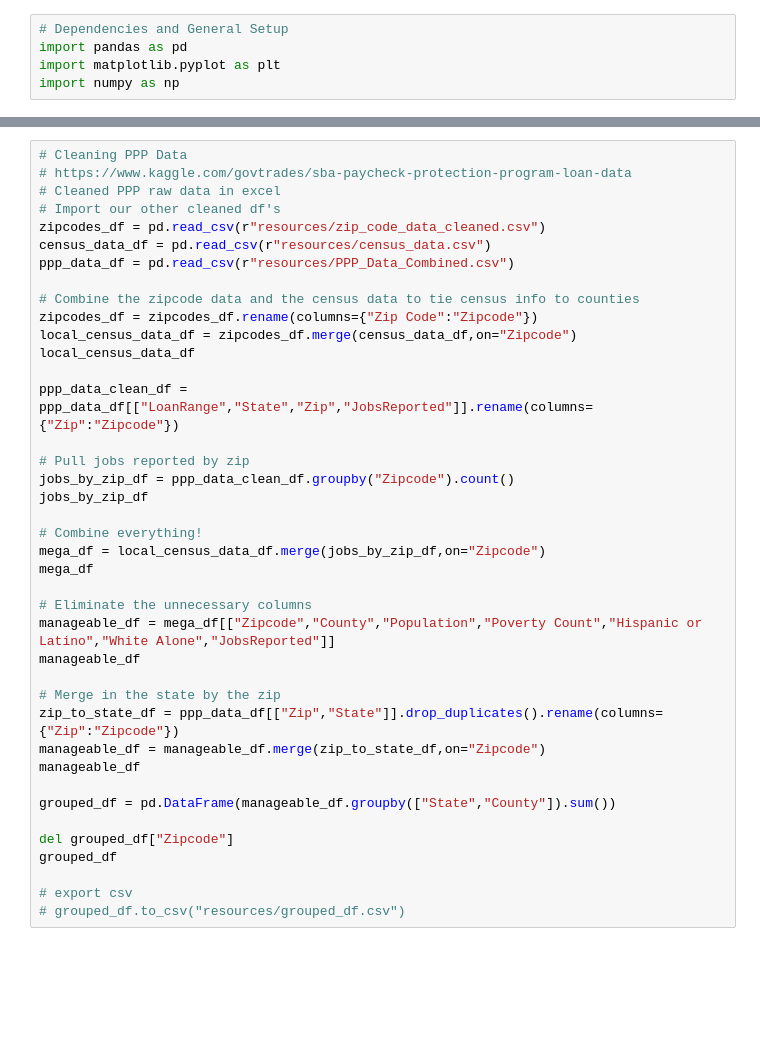
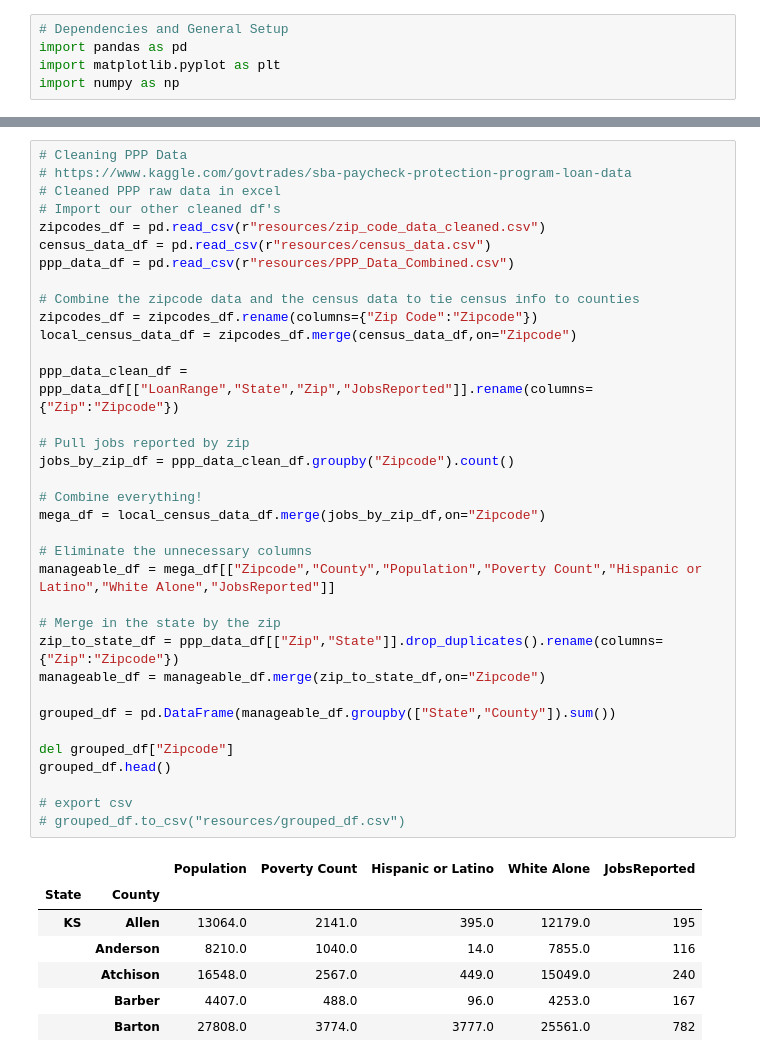
Before and after one commit to grecia1534/Project-1-KU-DATA, a Jupyter notebook: data_cleanup.ipynb, the cells around one changed output, grey strips where cells are left out. Drawn from its saved outputs; the diff is of its cells as text; blank space fills up the shorter version.

```diff
--- a/data_cleanup.ipynb
+++ b/data_cleanup.ipynb
@@ -92,39 +106,42 @@ census_pd.head()
 # Import our other cleaned df's
 zipcodes_df = pd.read_csv(r"resources/zip_code_data_cleaned.csv")
 census_data_df = pd.read_csv(r"resources/census_data.csv")
 ppp_data_df = pd.read_csv(r"resources/PPP_Data_Combined.csv")
 
 # Combine the zipcode data and the census data to tie census info to counties
 zipcodes_df = zipcodes_df.rename(columns={"Zip Code":"Zipcode"})
 local_census_data_df = zipcodes_df.merge(census_data_df,on="Zipcode")
-local_census_data_df
 
 ppp_data_clean_df = ppp_data_df[["LoanRange","State","Zip","JobsReported"]].rename(columns={"Zip":"Zipcode"})
 
 # Pull jobs reported by zip
 jobs_by_zip_df = ppp_data_clean_df.groupby("Zipcode").count()
-jobs_by_zip_df
 
 # Combine everything!
 mega_df = local_census_data_df.merge(jobs_by_zip_df,on="Zipcode")
-mega_df
 
 # Eliminate the unnecessary columns
 manageable_df = mega_df[["Zipcode","County","Population","Poverty Count","Hispanic or Latino","White Alone","JobsReported"]]
-manageable_df
 
 # Merge in the state by the zip
 zip_to_state_df = ppp_data_df[["Zip","State"]].drop_duplicates().rename(columns={"Zip":"Zipcode"})
 manageable_df = manageable_df.merge(zip_to_state_df,on="Zipcode")
-manageable_df
 
 grouped_df = pd.DataFrame(manageable_df.groupby(["State","County"]).sum())
 
 del grouped_df["Zipcode"]
-grouped_df
+grouped_df.head()
 
 # export csv
 # grouped_df.to_csv("resources/grouped_df.csv")
+# %% [output]
+|  |  | Population | Poverty Count | Hispanic or Latino | White Alone | JobsReported |
+| State | County |  |  |  |  |  |
+| KS | Allen | 13064.0 | 2141.0 | 395.0 | 12179.0 | 195 |
+|  | Anderson | 8210.0 | 1040.0 | 14.0 | 7855.0 | 116 |
+|  | Atchison | 16548.0 | 2567.0 | 449.0 | 15049.0 | 240 |
+|  | Barber | 4407.0 | 488.0 | 96.0 | 4253.0 | 167 |
+|  | Barton | 27808.0 | 3774.0 | 3777.0 | 25561.0 | 782 |
 # %%
 # Gather Unemployment Data from BLS website as CSV
 # https://download.bls.gov/pub/time.series/la/la.data.23.Kansas
```
Also changed, not shown: parts of 2 cells of this notebook, 2 other files.
